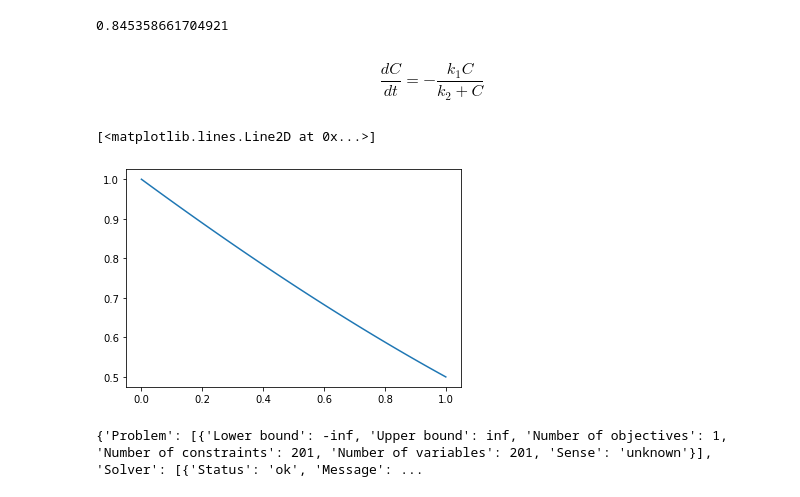
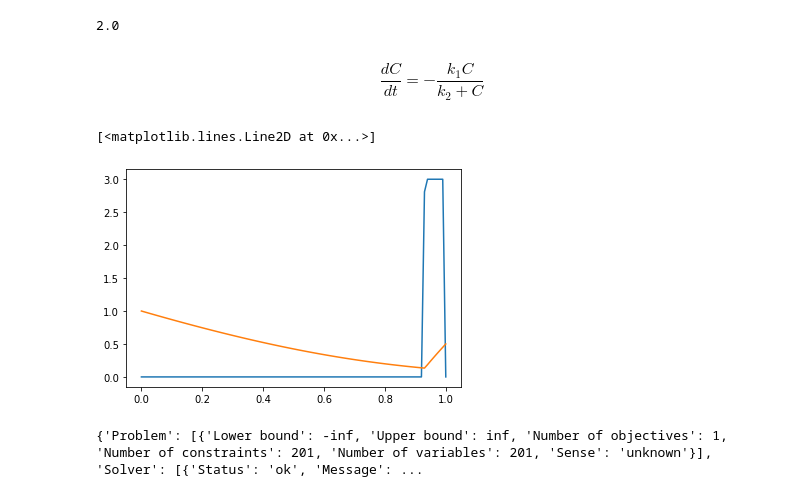
Before and after one commit to jckantor/cbe30338-book, a Jupyter notebook: notebooks/Untitled.ipynb, the cells around one changed output. Saved outputs shown, nothing was run; the diff lists cells and outputs as text; code cells hidden in the pictures.

```diff
--- a/notebooks/Untitled.ipynb
+++ b/notebooks/Untitled.ipynb
@@ -18,12 +31,33 @@ m = pyo.ConcreteModel()
 m.tau = dae.ContinuousSet(bounds=(0, 1))
 m.C = pyo.Var(m.tau, domain=pyo.NonNegativeReals)
 m.tf = pyo.Var(domain=pyo.NonNegativeReals)
+m.u = pyo.Var(m.tau, domain=pyo.NonNegativeReals, bounds=(0, 3))
+
+
+@m.Constraint(m.tau)
+def my_odd_constraint(m, tau):
+    if tau >= 0.5 and tau <= 0.75:
+        return m.u[tau] = 1.0
+    else:
+        return pyo.Constraint.Skip
 
 m.dCdt = dae.DerivativeVar(m.C)
 
+@m.Integral(m.tau)
+def integral_of_u(m, tau):
+    return m.tf*m.u[tau]
+
 @m.Constraint(m.tau)
 def ode_model(m, tau):
-    return m.dCdt[tau] == -m.tf * k1 * m.C[tau]/(k2 + m.C[tau])
+    return m.dCdt[tau] == -m.tf * k1 * m.C[tau]/(k2 + m.C[tau]) + m.tf*m.u[tau]
+
+@m.Objective(sense=pyo.minimize)
+def min_u(m):
+    return m.integral_of_u
+
+@m.Constraint()
+def final_time(m):
+    return m.tf == 2.0
 
 m.C[0].fix(IC)
 m.C[1].fix(IC/2)
@@ -32,17 +66,18 @@ pyo.TransformationFactory('dae.finite_difference').apply_to(m, nfe=100, scheme='
 pyo.SolverFactory('ipopt').solve(m)
 print(m.tf())
 # %% [output]
-0.845358661704921
+2.0
 # %% [markdown]
 $$\frac{dC}{dt} = - \frac{k_1 C}{k_2 + C}$$
 # %%
 import matplotlib.pyplot as plt
 import numpy as np
 
+plt.plot(m.tau, [m.u[tau]() for tau in m.tau])
 plt.plot(m.tau, [m.C[tau]() for tau in m.tau])
 # %% [output]
 [<matplotlib.lines.Line2D at 0x...>]
-[figure, old version]
+[figure, new version]
 # %%
 import pyomo.environ as pyo
 import pyomo.dae as dae
```
Also changed, not shown: parts of 1 cell of this notebook, 7 other files.
